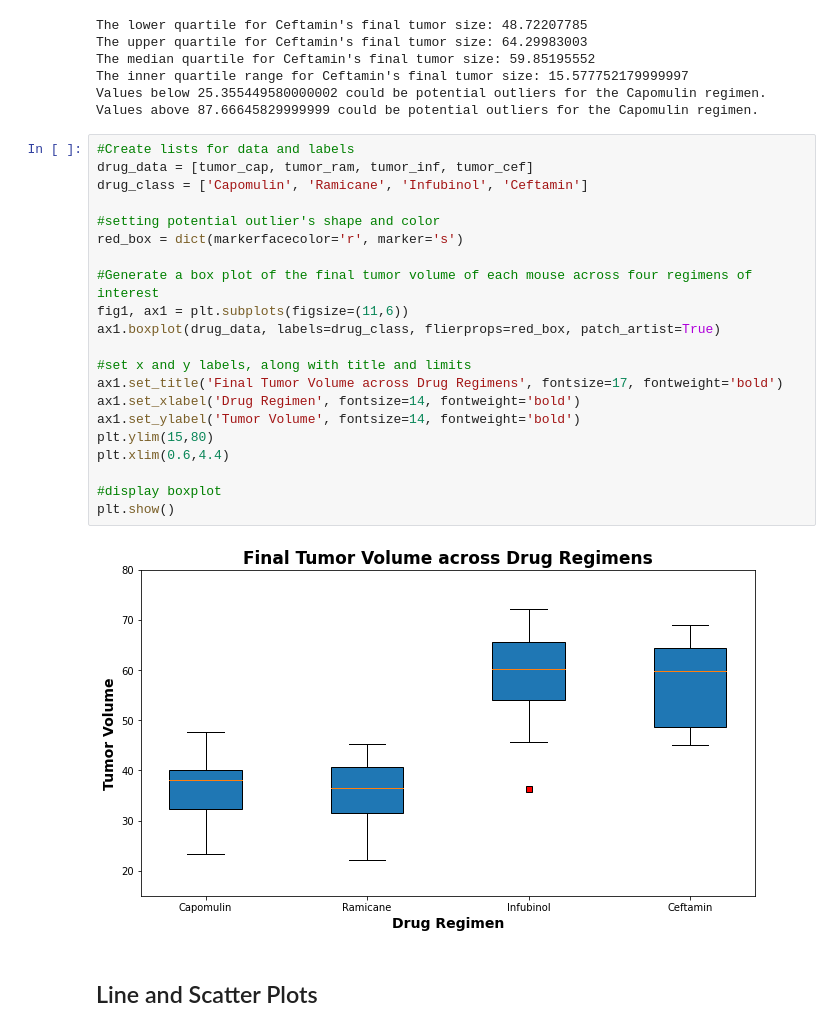
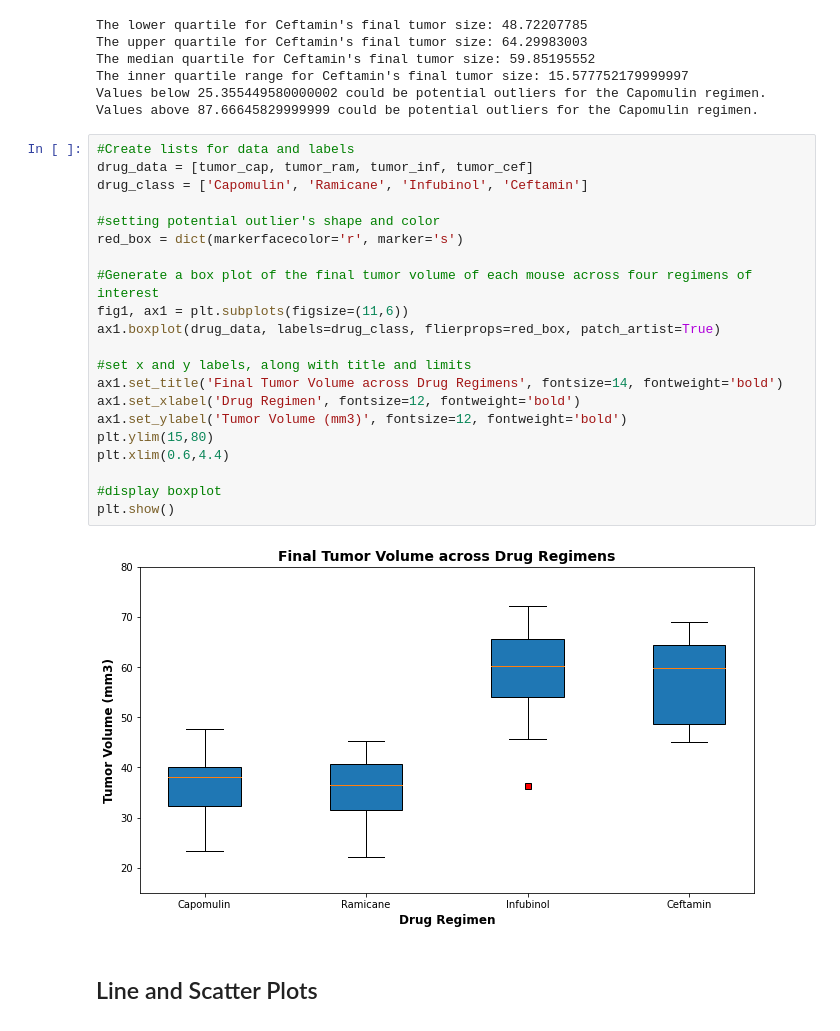
Before and after one commit to alexmartinez1745/Animal-Study-MatPlotLib, a Jupyter notebook: Pymaceuticals/pymaceuticals_starter.ipynb, the cells around one changed output. Drawn from its saved outputs; the diff is of its cells as text.

```diff
--- a/Pymaceuticals/pymaceuticals_starter.ipynb
+++ b/Pymaceuticals/pymaceuticals_starter.ipynb
@@ -361,25 +361,25 @@ Values above 87.66645829999999 could be potential outliers for the Capomulin reg
 # %%
 #Create lists for data and labels
 drug_data = [tumor_cap, tumor_ram, tumor_inf, tumor_cef]
 drug_class = ['Capomulin', 'Ramicane', 'Infubinol', 'Ceftamin']
 
 #setting potential outlier's shape and color
 red_box = dict(markerfacecolor='r', marker='s')
 
 #Generate a box plot of the final tumor volume of each mouse across four regimens of interest
 fig1, ax1 = plt.subplots(figsize=(11,6))
 ax1.boxplot(drug_data, labels=drug_class, flierprops=red_box, patch_artist=True)
 
 #set x and y labels, along with title and limits
-ax1.set_title('Final Tumor Volume across Drug Regimens', fontsize=17, fontweight='bold')
-ax1.set_xlabel('Drug Regimen', fontsize=14, fontweight='bold')
-ax1.set_ylabel('Tumor Volume', fontsize=14, fontweight='bold')
+ax1.set_title('Final Tumor Volume across Drug Regimens', fontsize=14, fontweight='bold')
+ax1.set_xlabel('Drug Regimen', fontsize=12, fontweight='bold')
+ax1.set_ylabel('Tumor Volume (mm3)', fontsize=12, fontweight='bold')
 plt.ylim(15,80)
 plt.xlim(0.6,4.4)
 
 #display boxplot
 plt.show()
 # %% [output]
-[figure, old version]
+[figure, new version]
 # %% [markdown]
 ## Line and Scatter Plots
```
Also changed, not shown: parts of 6 cells of this notebook.
